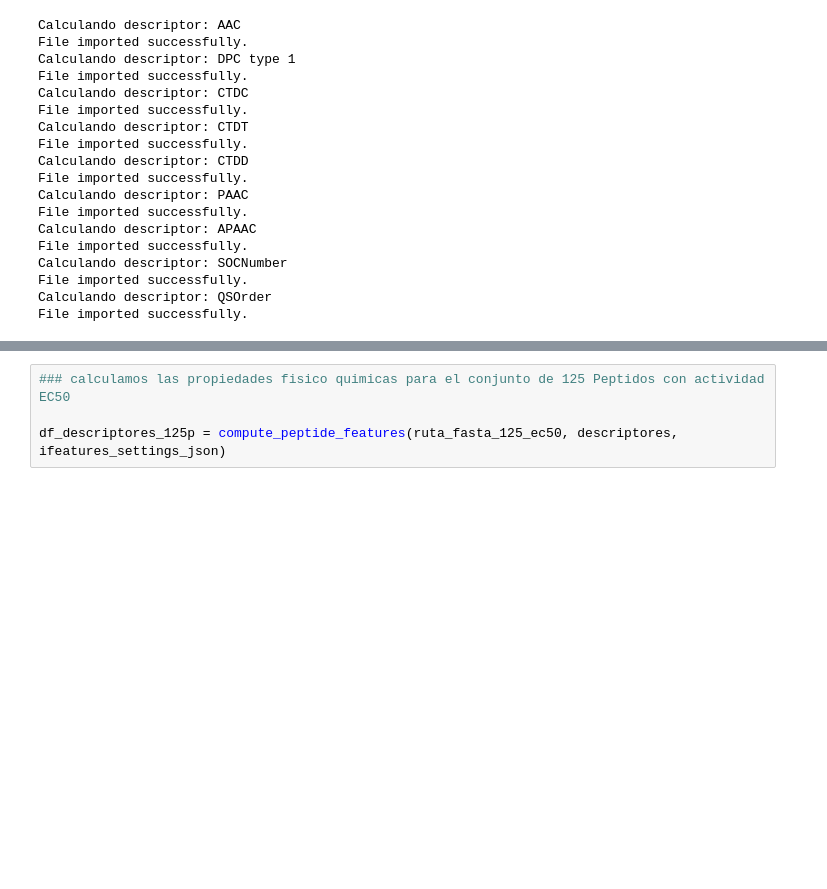
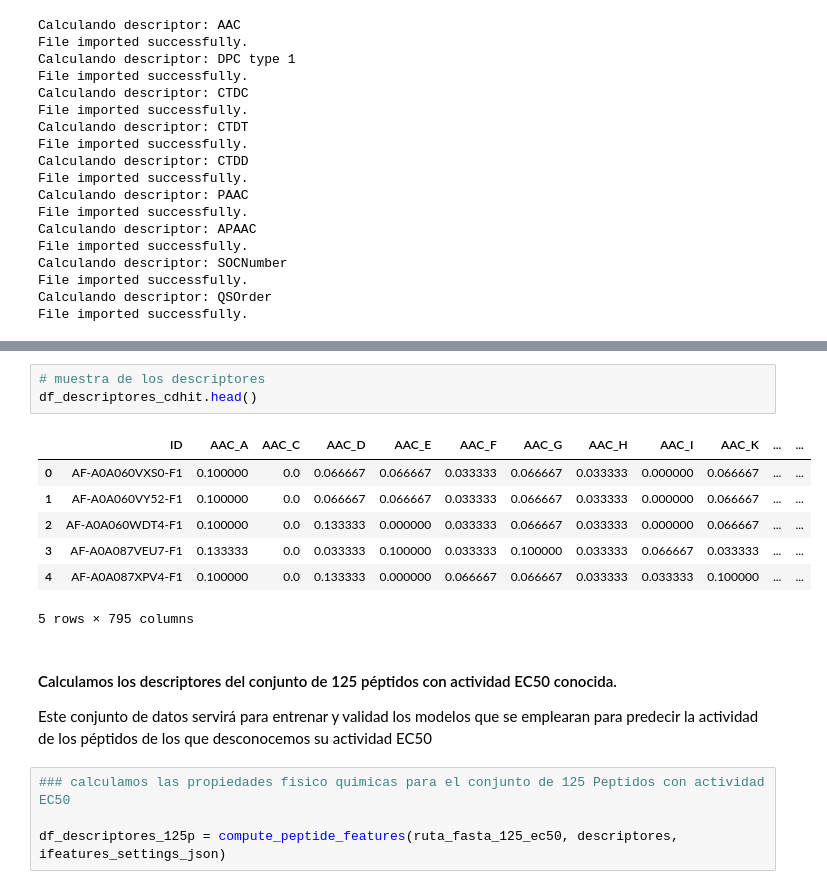
Before and after one commit to Julio21-ai/glp-1_drug_discovery, a Jupyter notebook: notebooks/Avance 2.ipynb, the cells around one changed output, grey strips where cells are left out. Cells and saved outputs as stored; diff of their text form; blank space fills up the shorter version.

```diff
--- a/notebooks/Avance 2.ipynb
+++ b/notebooks/Avance 2.ipynb
@@ -472,3 +547,17 @@ df_descriptores_cdhit
+# %%
+# muestra de los descriptores
+df_descriptores_cdhit.head()
+# %% [output]
+|  | ID | AAC_A | AAC_C | AAC_D | AAC_E | AAC_F | AAC_G | AAC_H | AAC_I | AAC_K | ... | ... |
+| 0 | AF-A0A060VXS0-F1 | 0.100000 | 0.0 | 0.066667 | 0.066667 | 0.033333 | 0.066667 | 0.033333 | 0.000000 | 0.066667 | ... | ... |
+| 1 | AF-A0A060VY52-F1 | 0.100000 | 0.0 | 0.066667 | 0.066667 | 0.033333 | 0.066667 | 0.033333 | 0.000000 | 0.066667 | ... | ... |
+| 2 | AF-A0A060WDT4-F1 | 0.100000 | 0.0 | 0.133333 | 0.000000 | 0.033333 | 0.066667 | 0.033333 | 0.000000 | 0.066667 | ... | ... |
+| 3 | AF-A0A087VEU7-F1 | 0.133333 | 0.0 | 0.033333 | 0.100000 | 0.033333 | 0.100000 | 0.033333 | 0.066667 | 0.033333 | ... | ... |
+| 4 | AF-A0A087XPV4-F1 | 0.100000 | 0.0 | 0.133333 | 0.000000 | 0.066667 | 0.066667 | 0.033333 | 0.033333 | 0.100000 | ... | ... |
+5 rows × 795 columns
+# %% [markdown]
+#### Calculamos los descriptores del conjunto de 125 péptidos con actividad EC50 conocida.
+Este conjunto de datos servirá para entrenar y validad los modelos que se emplearan para predecir la actividad de los péptidos de los que desconocemos su actividad EC50
 # %%
 ### calculamos las propiedades fisico quimicas para el conjunto de 125 Peptidos con actividad EC50
 
```
Also changed, not shown: parts of 58 cells of this notebook, 6 other files.
